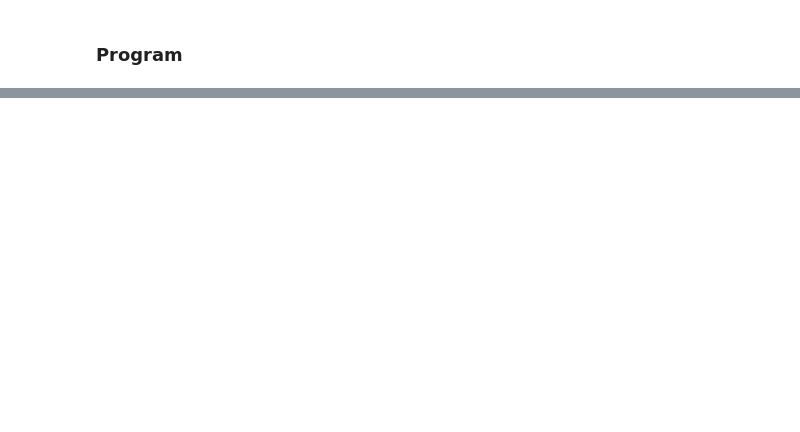
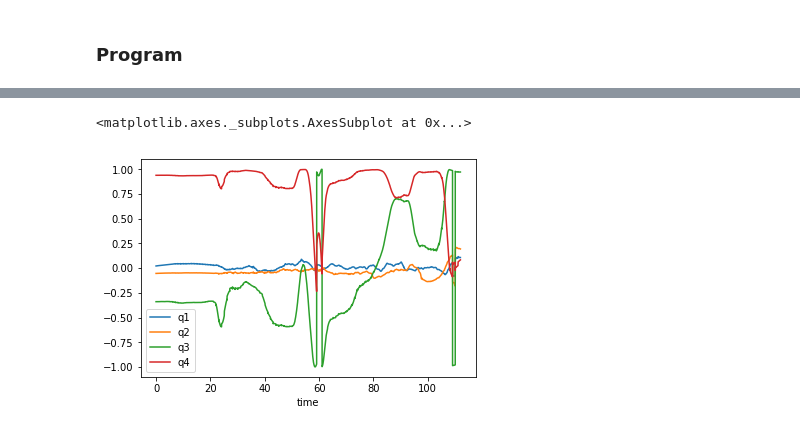
Before and after one commit to astroteo/InternationalSpaceStation-PathPlanning, a Jupyter notebook: python/KTH_tutorial_SensorFusion.ipynb, the cells around one changed output, grey strips where cells are left out. Drawn from its saved outputs; the diff is of its cells as text; code cells hidden in the pictures; blank space fills up the shorter version.

```diff
--- a/python/KTH_tutorial_SensorFusion.ipynb
+++ b/python/KTH_tutorial_SensorFusion.ipynb
@@ -832,0 +952,5 @@ kf.P.shape
+# %%
+df.plot(x='time', y=[q for q in df.columns if "q" in q])
+# %% [output]
+<matplotlib.axes._subplots.AxesSubplot at 0x...>
+[figure, added]
```
Also changed, not shown: parts of 28 cells of this notebook, 1 other file.
